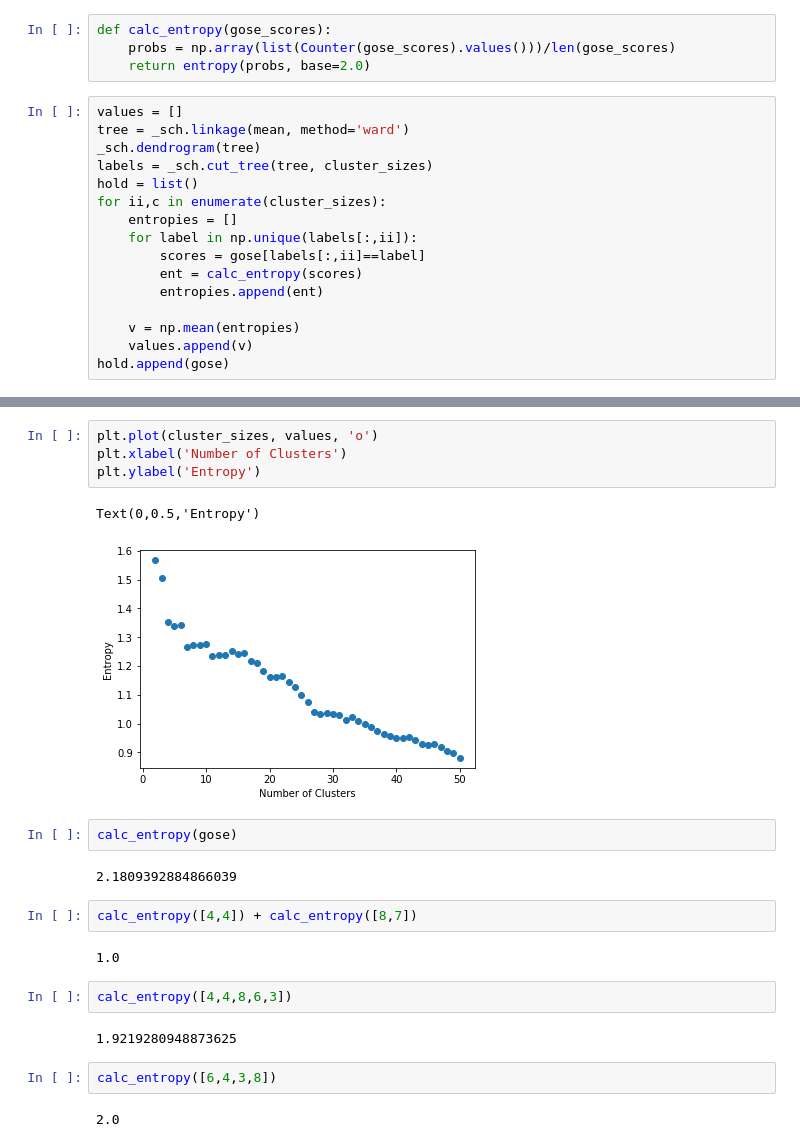
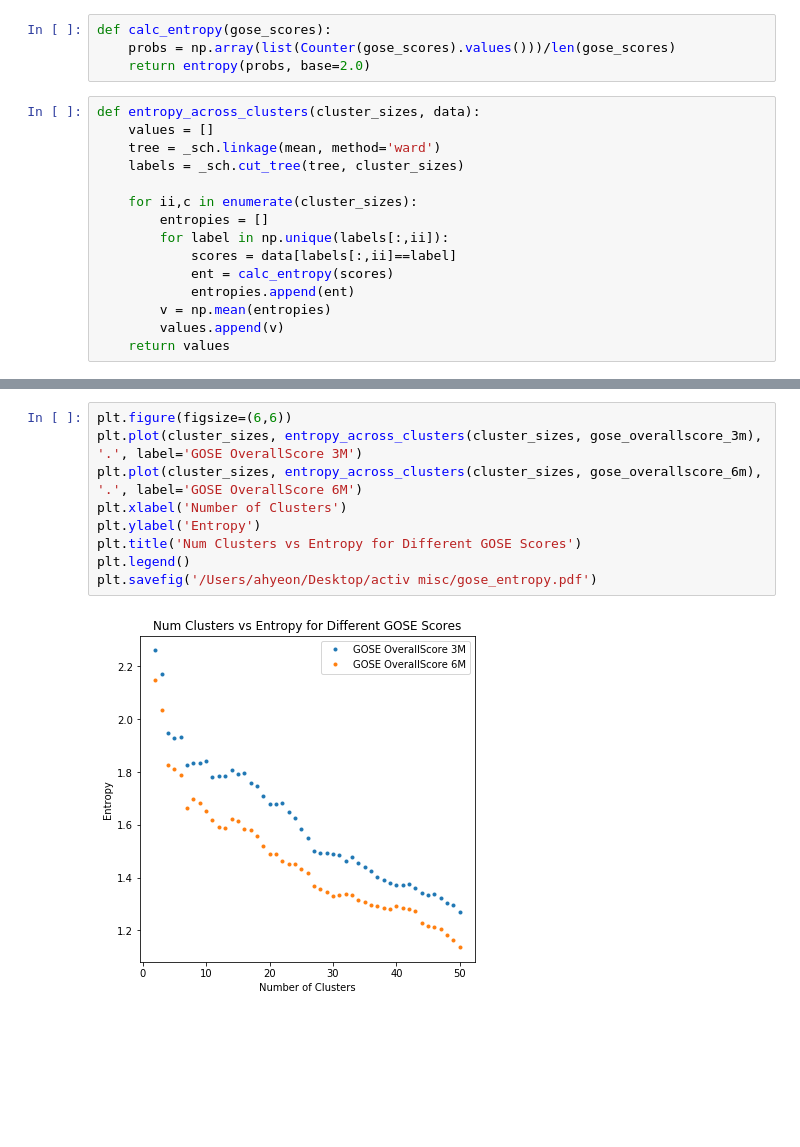
Before and after one commit to BouchardLab/ML_4_prec_prognosis, a Jupyter notebook: notebooks/entropy_vs_numclusters.ipynb, the cells around one changed output, grey strips where cells are left out. Saved outputs shown, nothing was run; the diff lists cells and outputs as text; blank space fills up the shorter version.

```diff
--- a/notebooks/entropy_vs_numclusters.ipynb
+++ b/notebooks/entropy_vs_numclusters.ipynb
@@ -59,18 +80,17 @@ def calc_entropy(gose_scores):
     probs = np.array(list(Counter(gose_scores).values()))/len(gose_scores)
     return entropy(probs, base=2.0)
 # %%
-values = []
-tree = _sch.linkage(mean, method='ward')
-_sch.dendrogram(tree)
-labels = _sch.cut_tree(tree, cluster_sizes)
-hold = list()
-for ii,c in enumerate(cluster_sizes):
-    entropies = []
-    for label in np.unique(labels[:,ii]):
-        scores = gose[labels[:,ii]==label]
-        ent = calc_entropy(scores)
-        entropies.append(ent)
+def entropy_across_clusters(cluster_sizes, data):
+    values = []
+    tree = _sch.linkage(mean, method='ward')
+    labels = _sch.cut_tree(tree, cluster_sizes)
 
-    v = np.mean(entropies)
-    values.append(v)
-hold.append(gose)
+    for ii,c in enumerate(cluster_sizes):
+        entropies = []
+        for label in np.unique(labels[:,ii]):
+            scores = data[labels[:,ii]==label]
+            ent = calc_entropy(scores)
+            entropies.append(ent)
+        v = np.mean(entropies)
+        values.append(v)
+    return values
@@ -100,23 +97,11 @@ for ii,c in enumerate(cluster_sizes):
-# %%
-plt.plot(cluster_sizes, values, 'o')
-plt.xlabel('Number of Clusters')
-plt.ylabel('Entropy')
-# %% [output]
-Text(0,0.5,'Entropy')
-[figure, removed]
-# %%
-calc_entropy(gose)
-# %% [output]
-2.1809392884866039
-# %%
-calc_entropy([4,4]) + calc_entropy([8,7])
-# %% [output]
-1.0
-# %%
-calc_entropy([4,4,8,6,3])
-# %% [output]
-1.9219280948873625
-# %%
-calc_entropy([6,4,3,8])
-# %% [output]
-2.0
+# %%
+plt.figure(figsize=(6,6))
+plt.plot(cluster_sizes, entropy_across_clusters(cluster_sizes, gose_overallscore_3m), '.', label='GOSE OverallScore 3M')
+plt.plot(cluster_sizes, entropy_across_clusters(cluster_sizes, gose_overallscore_6m), '.', label='GOSE OverallScore 6M')
+plt.xlabel('Number of Clusters')
+plt.ylabel('Entropy')
+plt.title('Num Clusters vs Entropy for Different GOSE Scores')
+plt.legend()
+plt.savefig('/Users/ahyeon/Desktop/activ misc/gose_entropy.pdf')
+# %% [output]
+[figure, added]
```
Also changed, not shown: parts of 11 cells of this notebook, 3 other files.
